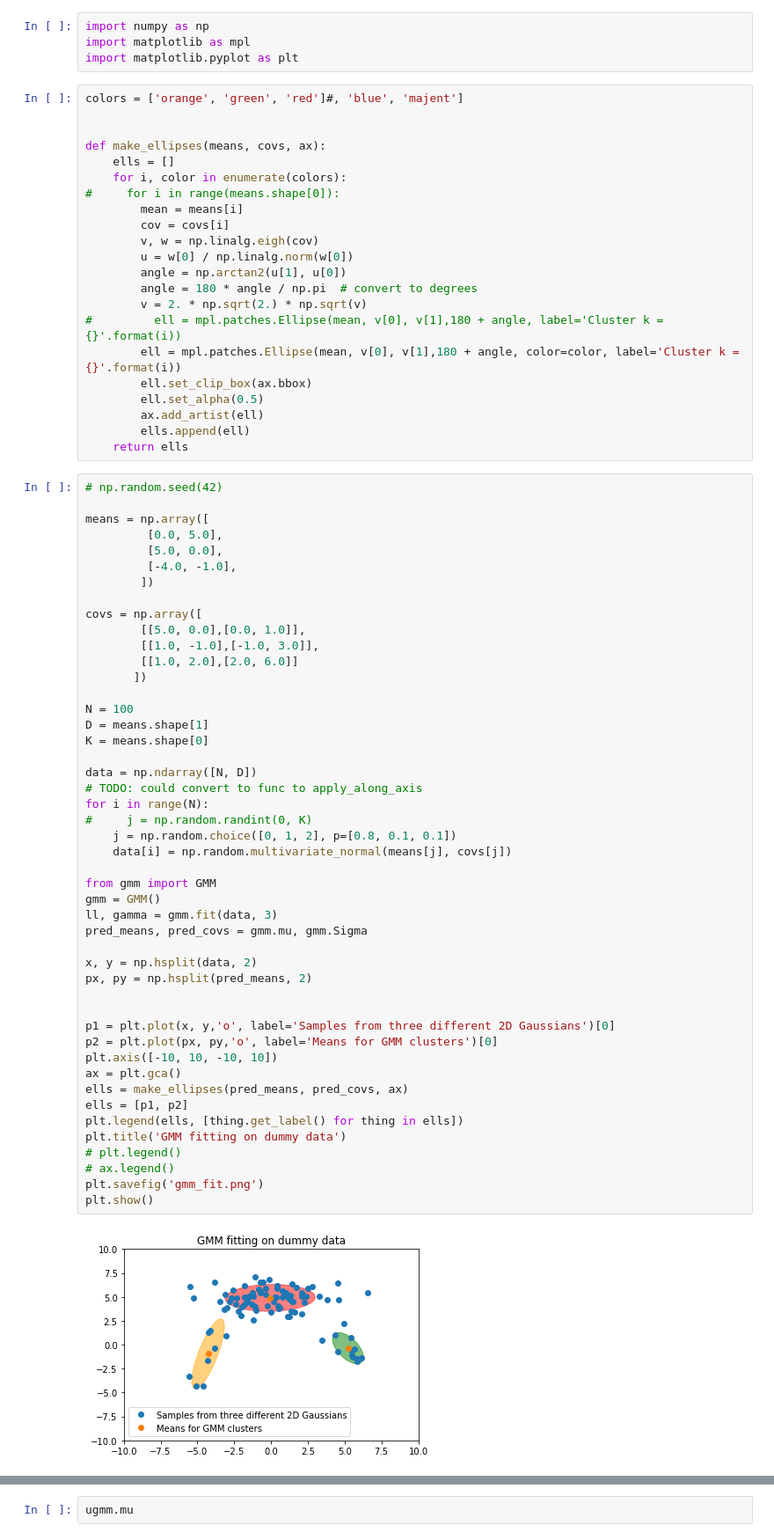
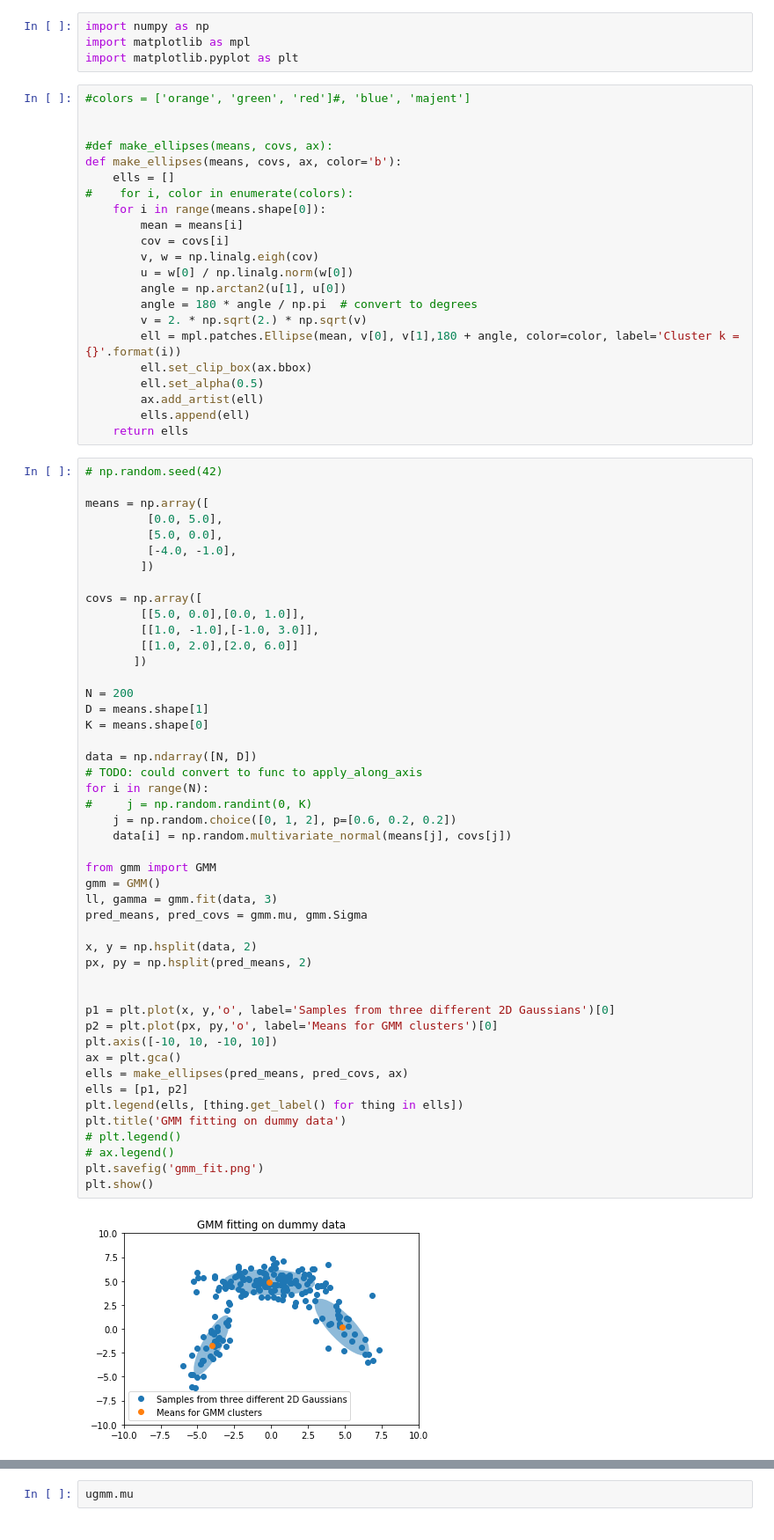
Before and after one commit to matwilso/reinforce, a Jupyter notebook: numpy/gmm/GMM_DEV_NOTES.ipynb, the cells around one changed output, grey strips where cells are left out. Shown at 88% size. Drawn from its saved outputs; the diff is of its cells as text.

```diff
--- a/numpy/gmm/GMM_DEV_NOTES.ipynb
+++ b/numpy/gmm/GMM_DEV_NOTES.ipynb
@@ -10,13 +10,14 @@ import numpy as np
 import matplotlib as mpl
 import matplotlib.pyplot as plt
 # %%
-colors = ['orange', 'green', 'red']#, 'blue', 'majent']
+#colors = ['orange', 'green', 'red']#, 'blue', 'majent']
 
 
-def make_ellipses(means, covs, ax):
+#def make_ellipses(means, covs, ax):
+def make_ellipses(means, covs, ax, color='b'):
     ells = []
-    for i, color in enumerate(colors):
-#     for i in range(means.shape[0]):
+#    for i, color in enumerate(colors):
+    for i in range(means.shape[0]):
         mean = means[i]
         cov = covs[i]
         v, w = np.linalg.eigh(cov)
@@ -24,7 +25,6 @@ def make_ellipses(means, covs, ax):
         angle = np.arctan2(u[1], u[0])
         angle = 180 * angle / np.pi  # convert to degrees
         v = 2. * np.sqrt(2.) * np.sqrt(v)
-#         ell = mpl.patches.Ellipse(mean, v[0], v[1],180 + angle, label='Cluster k = {}'.format(i))
         ell = mpl.patches.Ellipse(mean, v[0], v[1],180 + angle, color=color, label='Cluster k = {}'.format(i))
         ell.set_clip_box(ax.bbox)
         ell.set_alpha(0.5)
@@ -46,38 +46,38 @@ covs = np.array([
         [[1.0, 2.0],[2.0, 6.0]]
        ])
 
-N = 100
+N = 200
 D = means.shape[1]
 K = means.shape[0]
 
 data = np.ndarray([N, D])
 # TODO: could convert to func to apply_along_axis
 for i in range(N):
 #     j = np.random.randint(0, K)
-    j = np.random.choice([0, 1, 2], p=[0.8, 0.1, 0.1])
+    j = np.random.choice([0, 1, 2], p=[0.6, 0.2, 0.2])
     data[i] = np.random.multivariate_normal(means[j], covs[j])
 
 from gmm import GMM
 gmm = GMM()
 ll, gamma = gmm.fit(data, 3)
 pred_means, pred_covs = gmm.mu, gmm.Sigma
 
 x, y = np.hsplit(data, 2)
 px, py = np.hsplit(pred_means, 2)
 
 
 p1 = plt.plot(x, y,'o', label='Samples from three different 2D Gaussians')[0]
 p2 = plt.plot(px, py,'o', label='Means for GMM clusters')[0]
 plt.axis([-10, 10, -10, 10])
 ax = plt.gca()
 ells = make_ellipses(pred_means, pred_covs, ax)
 ells = [p1, p2]
 plt.legend(ells, [thing.get_label() for thing in ells])
 plt.title('GMM fitting on dummy data')
 # plt.legend()
 # ax.legend()
 plt.savefig('gmm_fit.png')
 plt.show()
 # %% [output]
-[figure, old version]
+[figure, new version]
 # %%
```
Also changed, not shown: parts of 56 cells of this notebook, 1 other file.
